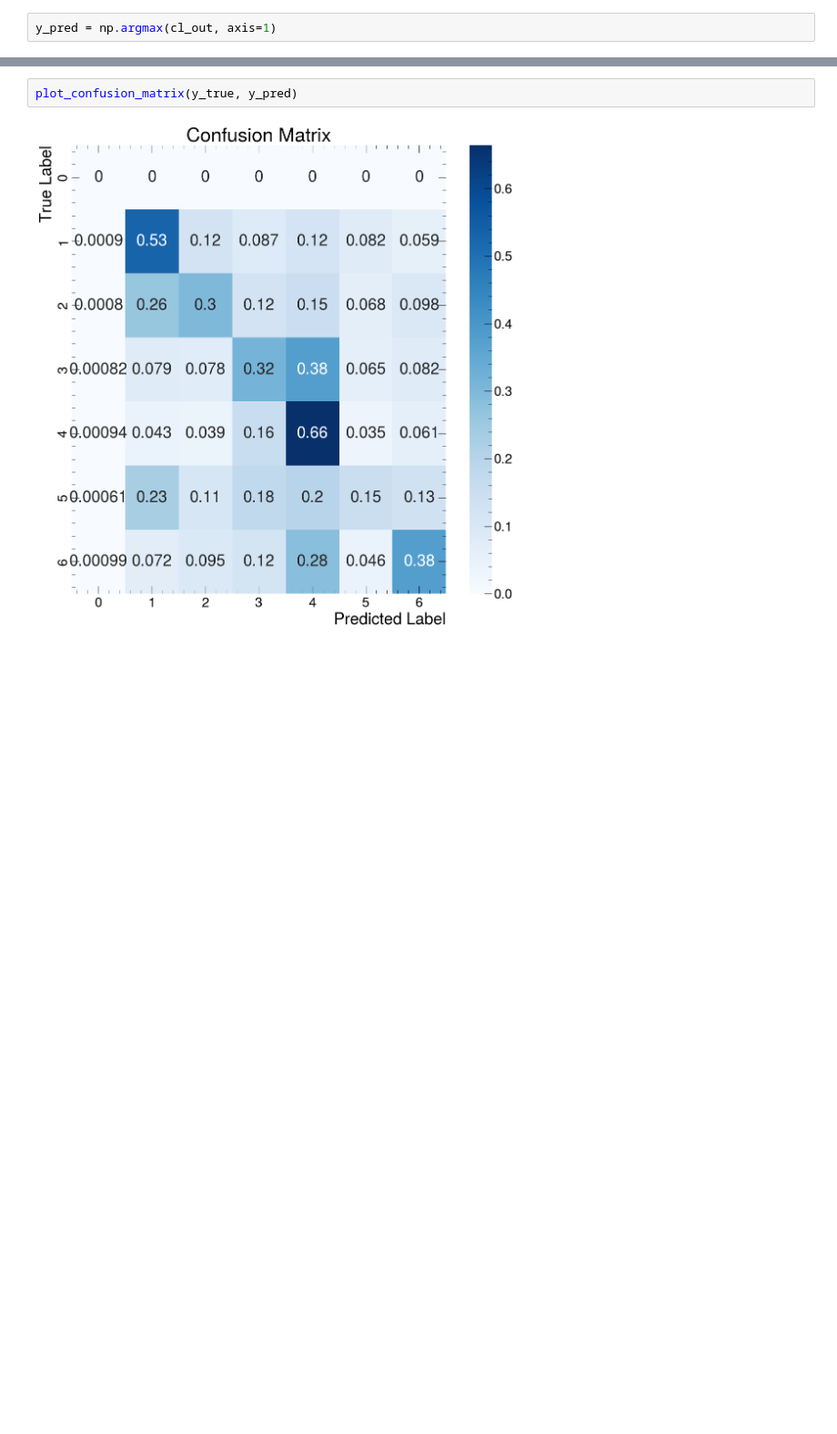
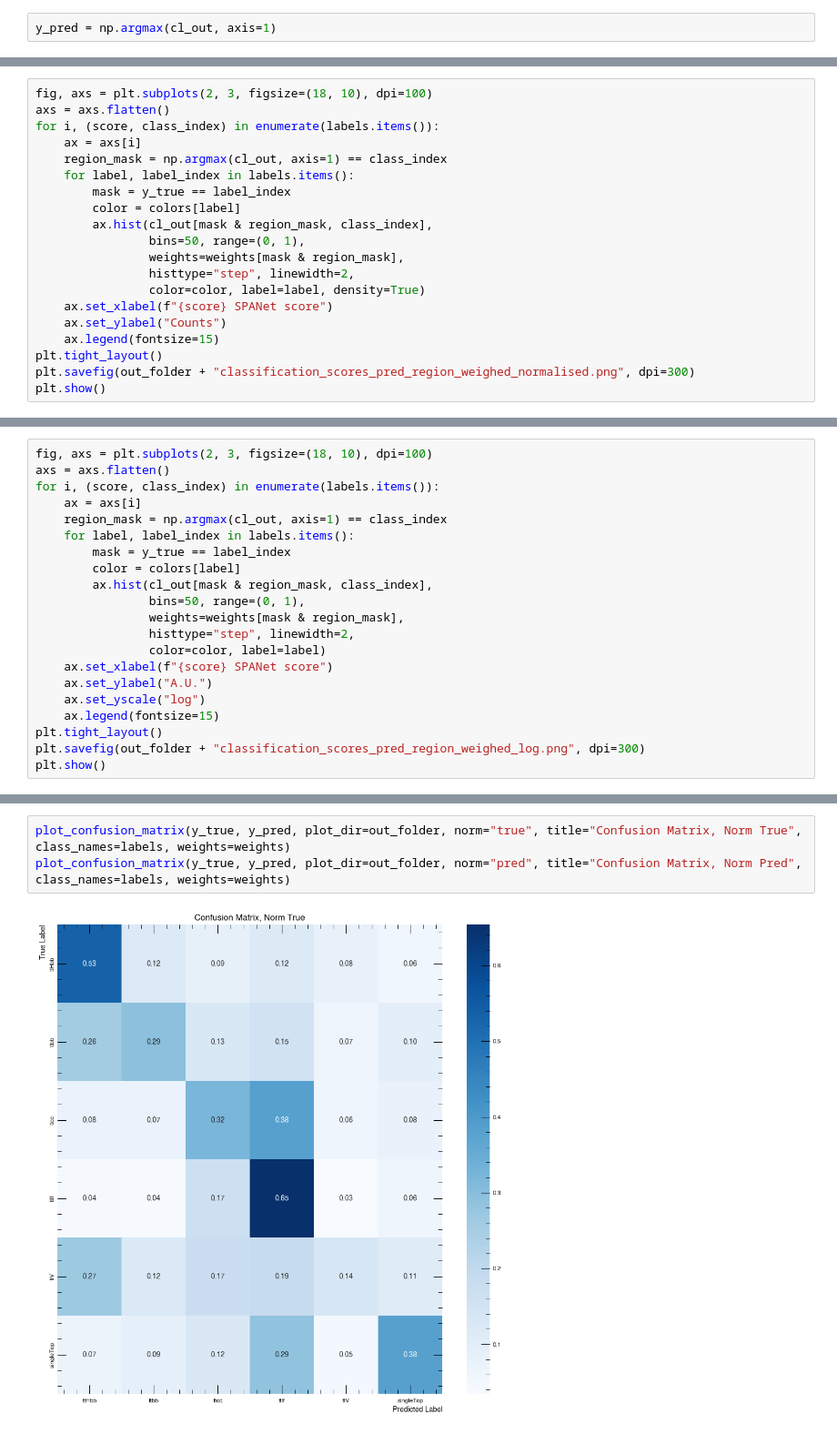
Before and after one commit to gbonomel/ttHbb_SPANet, a Jupyter notebook: scripts/ApplySpanetONNX.ipynb, the cells around one changed output, grey strips where cells are left out. Shown at 91% size. Cells and saved outputs as stored; diff of their text form; blank space fills up the shorter version.

Commit message:
updated SPANet model validation with signal significance

```diff
--- a/scripts/ApplySpanetONNX.ipynb
+++ b/scripts/ApplySpanetONNX.ipynb
@@ -180,0 +484,20 @@ y_pred = np.argmax(cl_out, axis=1)
+# %%
+fig, axs = plt.subplots(2, 3, figsize=(18, 10), dpi=100)
+axs = axs.flatten()
+for i, (score, class_index) in enumerate(labels.items()):
+    ax = axs[i]
+    region_mask = np.argmax(cl_out, axis=1) == class_index
+    for label, label_index in labels.items():
+        mask = y_true == label_index
+        color = colors[label]
+        ax.hist(cl_out[mask & region_mask, class_index],
+                bins=50, range=(0, 1),
+                weights=weights[mask & region_mask],
+                histtype="step", linewidth=2,
+                color=color, label=label, density=True)
+    ax.set_xlabel(f"{score} SPANet score")
+    ax.set_ylabel("Counts")
+    ax.legend(fontsize=15)
+plt.tight_layout()
+plt.savefig(out_folder + "classification_scores_pred_region_weighed_normalised.png", dpi=300)
+plt.show()
@@ -180,0 +506,21 @@ y_pred = np.argmax(cl_out, axis=1)
+# %%
+fig, axs = plt.subplots(2, 3, figsize=(18, 10), dpi=100)
+axs = axs.flatten()
+for i, (score, class_index) in enumerate(labels.items()):
+    ax = axs[i]
+    region_mask = np.argmax(cl_out, axis=1) == class_index
+    for label, label_index in labels.items():
+        mask = y_true == label_index
+        color = colors[label]
+        ax.hist(cl_out[mask & region_mask, class_index],
+                bins=50, range=(0, 1),
+                weights=weights[mask & region_mask],
+                histtype="step", linewidth=2,
+                color=color, label=label)
+    ax.set_xlabel(f"{score} SPANet score")
+    ax.set_ylabel("A.U.")
+    ax.set_yscale("log")
+    ax.legend(fontsize=15)
+plt.tight_layout()
+plt.savefig(out_folder + "classification_scores_pred_region_weighed_log.png", dpi=300)
+plt.show()
@@ -181,4 +557,5 @@ y_pred = np.argmax(cl_out, axis=1)
 # %%
-plot_confusion_matrix(y_true, y_pred)
+plot_confusion_matrix(y_true, y_pred, plot_dir=out_folder, norm="true", title="Confusion Matrix, Norm True", class_names=labels, weights=weights)
+plot_confusion_matrix(y_true, y_pred, plot_dir=out_folder, norm="pred", title="Confusion Matrix, Norm Pred", class_names=labels, weights=weights)
 # %% [output]
-[figure, old version]
+[figure, new version]
```
Also changed, not shown: parts of 38 cells of this notebook.
